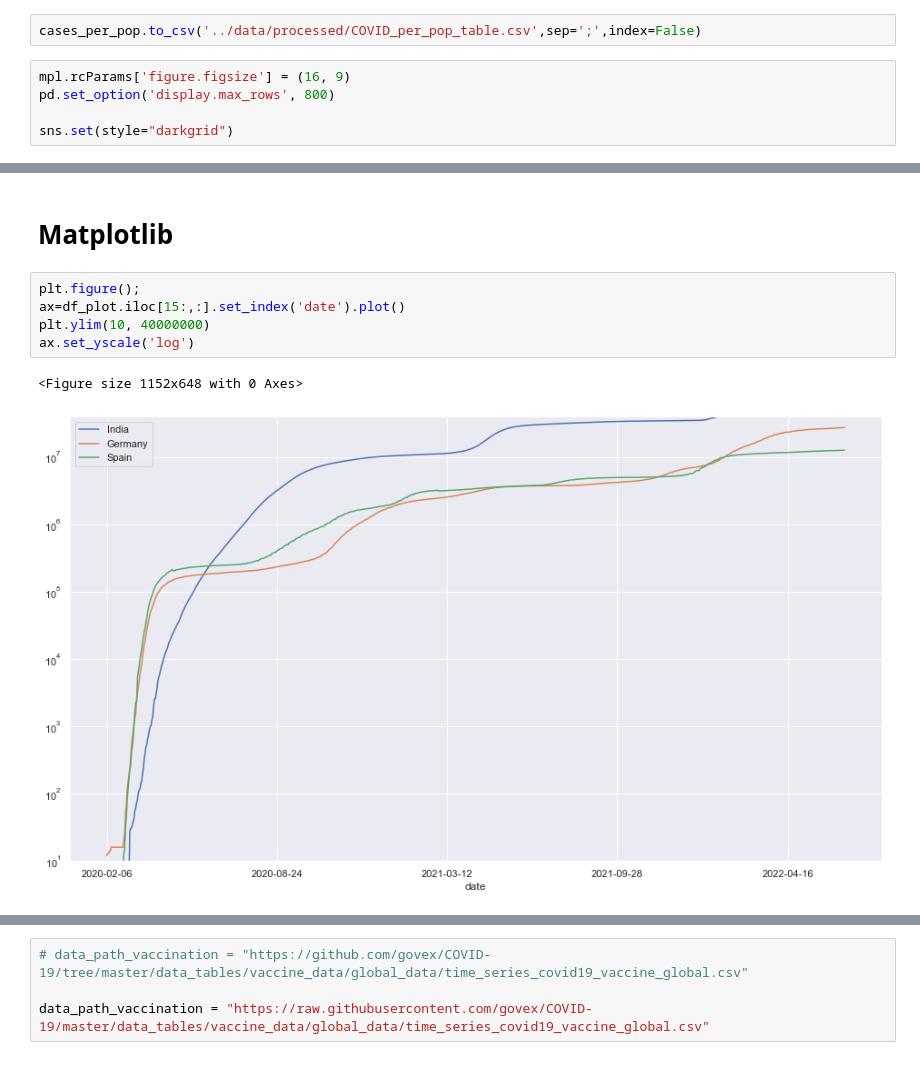
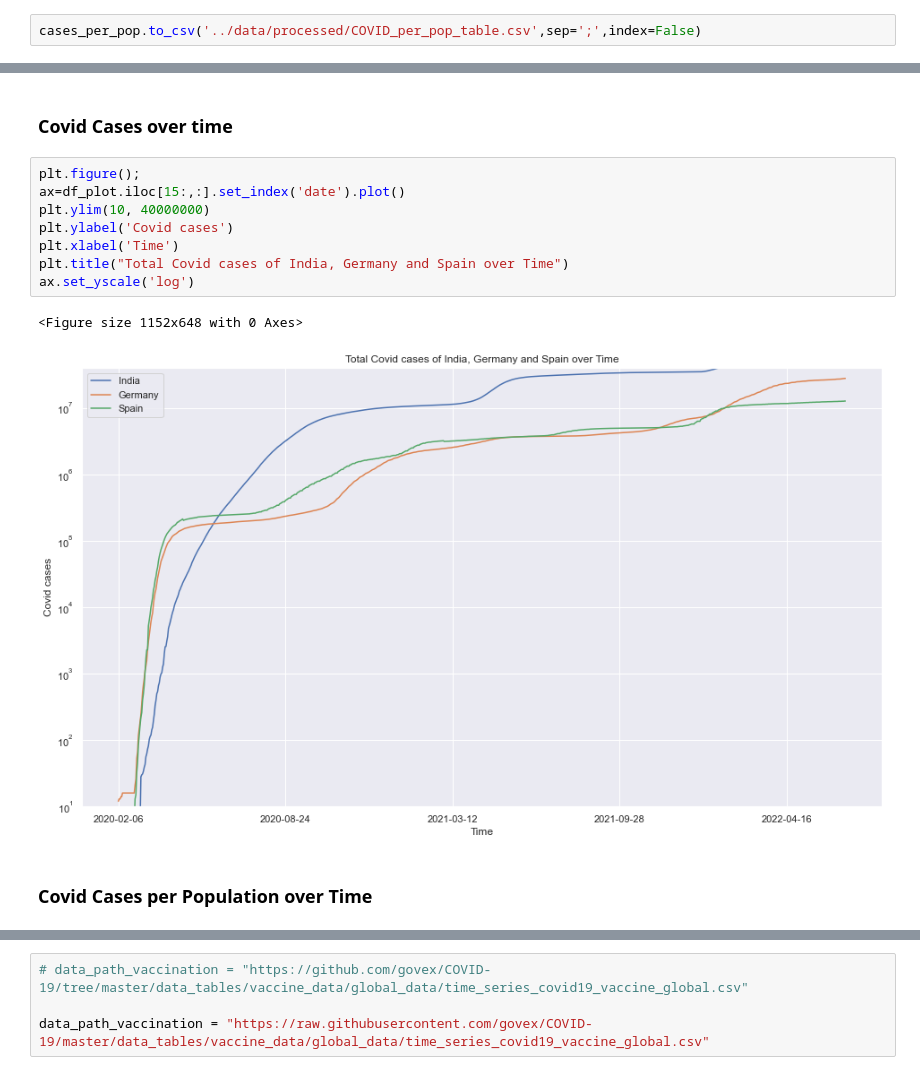
Before and after one commit to anzalharris/COVID-19_DataScience_Project, a Jupyter notebook: notebooks/Data_Understanding-Complete-Copy1.ipynb, the cells around one changed output, grey strips where cells are left out. Cells and saved outputs as stored; diff of their text form.

```diff
--- a/notebooks/Data_Understanding-Complete-Copy1.ipynb
+++ b/notebooks/Data_Understanding-Complete-Copy1.ipynb
@@ -263,9 +134,4 @@ cases_per_pop
 df_plot.to_csv('../data/processed/COVID_small_flat_table.csv',sep=';',index=False)
 # %%
 cases_per_pop.to_csv('../data/processed/COVID_per_pop_table.csv',sep=';',index=False)
-# %%
-mpl.rcParams['figure.figsize'] = (16, 9)
-pd.set_option('display.max_rows', 800)
-
-sns.set(style="darkgrid")
 # %% [markdown]
@@ -283,13 +149,18 @@ df_plot.sort_values('date',ascending=False).head()
 # %% [markdown]
-# Matplotlib
+### Covid Cases over time
 # %%
 plt.figure();
 ax=df_plot.iloc[15:,:].set_index('date').plot()
 plt.ylim(10, 40000000)
+plt.ylabel('Covid cases')
+plt.xlabel('Time')
+plt.title("Total Covid cases of India, Germany and Spain over Time")
 ax.set_yscale('log')
 # %% [output]
 <Figure size 1152x648 with 0 Axes>
-[figure, old version]
+[figure, new version]
+# %% [markdown]
+### Covid Cases per Population over Time
 # %%
 cases_per_pop=pd.read_csv('../data/processed/COVID_per_pop_table.csv',sep=';')
 cases_per_pop.sort_values('date',ascending=False).head()
```
Also changed, not shown: parts of 89 cells of this notebook, 1 other file.
